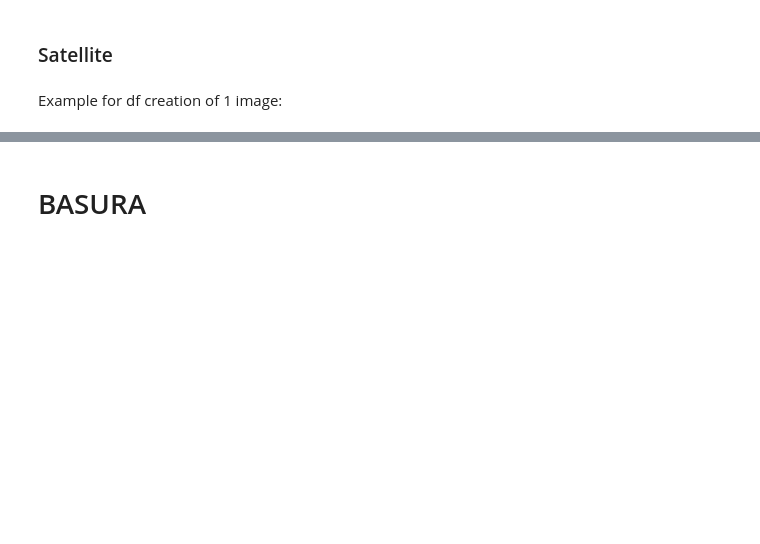
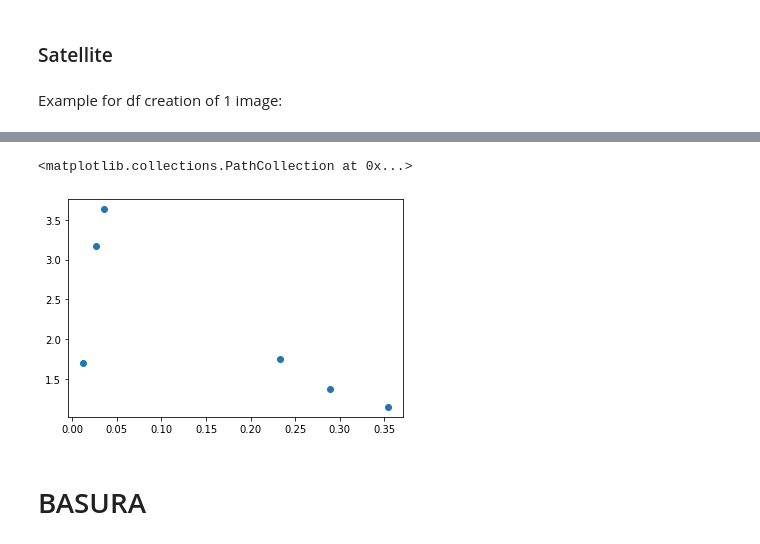
Before and after one commit to VicenteYago/OPTRAM, a Jupyter notebook: OPTRAM.ipynb, the cells around one changed output, grey strips where cells are left out. Cells and saved outputs as stored; diff of their text form; code cells hidden in the pictures; blank space fills up the shorter version.

```diff
--- a/OPTRAM.ipynb
+++ b/OPTRAM.ipynb
@@ -374,3 +409,8 @@ inSitu_obs
+# %%
+plt.scatter(inSitu_df.loc[:,'ndvi'], inSitu_df.loc[:,'str'])
+# %% [output]
+<matplotlib.collections.PathCollection at 0x...>
+[figure, added]
 # %% [markdown]
 # BASURA
 # %%
```
Also changed, not shown: parts of 19 cells of this notebook.
